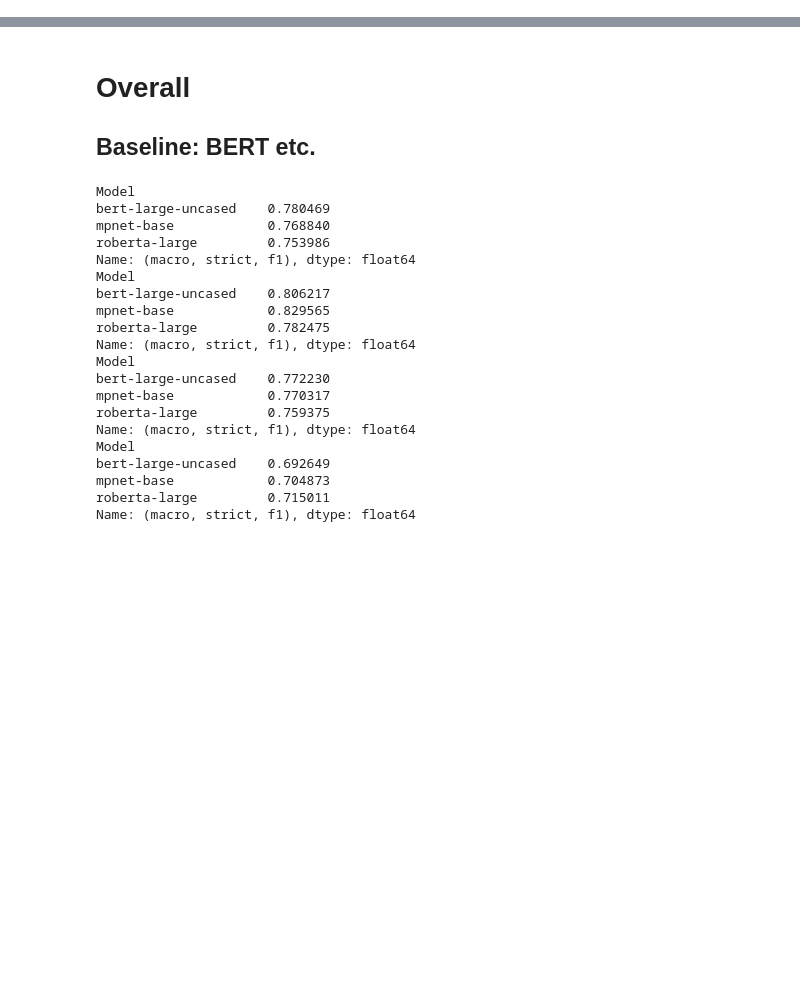
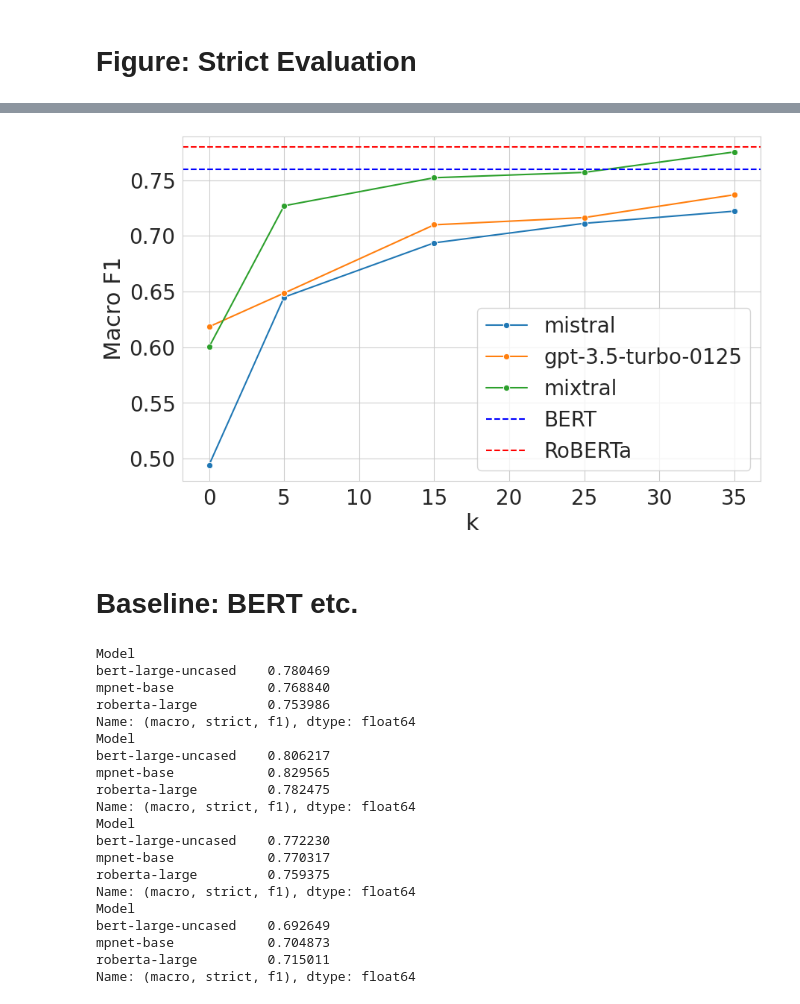
Before and after one commit to progsi/YTUnCoverLLM, a Jupyter notebook: notebooks/reddit_results.ipynb, the cells around one changed output, grey strips where cells are left out. Cells and saved outputs as stored; diff of their text form; code cells hidden in the pictures; blank space fills up the shorter version.

Commit message:
results plot

```diff
--- a/notebooks/reddit_results.ipynb
+++ b/notebooks/reddit_results.ipynb
@@ -0,0 +115,41 @@
+# %% [markdown]
+# Figure: Strict Evaluation
+# %%
+import seaborn as sns
+import matplotlib.pyplot as plt
+
+sns.set_style("whitegrid")
+df_results = results_to_dataframe(agg_results, "f1_macro", "mean")
+df_results = df_results[df_results.index.get_level_values('Model') != 'llama3']
+
+df_plot = df_results.loc["strict"].loc["overall"]
+
+# Create the Seaborn plot
+plt.rcParams.update({'xtick.labelsize': 20, 'ytick.labelsize': 20})
+
+plt.figure(figsize=(10, 6))
+sns.lineplot(data=df_plot, x='k', y='Value', hue='Model', marker='o')
+
+# Add horizontal lines at specific values (e.g., 0.75 and 0.78)
+f1_scores = [0.76, 0.78]
+colors = ['b', 'r']  # Colors for the lines
+baselines = ["BERT", "RoBERTa"]
+
+for value, color, model in zip(f1_scores, colors, baselines):
+    plt.axhline(y=value, color=color, linestyle='--', label=model)
+
+# Create custom legend entries for the horizontal lines
+handles, labels = plt.gca().get_legend_handles_labels()
+for value, color, model in zip(f1_scores, colors, baselines):
+    handles.append(plt.Line2D([0], [0], color=color, linestyle='--'))
+    labels.append(model)
+
+plt.legend(handles=handles, title='Model')
+
+#plt.title('Values by k and Model')
+plt.xlabel('k', fontsize=22)
+plt.ylabel('Macro F1', fontsize=22)
+plt.legend(fontsize=20)
+plt.savefig("../figures/strict_overall.pdf")
+plt.show()
+# %% [output]
@@ -0,0 +159,3 @@
+[figure, added]
+# %% [markdown]
+# Baseline: BERT etc.
@@ -7,9 +175,6 @@ from baseline.parse_output import get_results_overall_table, get_results_table,
 
 BASELINES = ["bert-large-uncased", "roberta-large", "mpnet-base"]
 OUTPUT_PATH_REDDIT = "../baseline/music-ner-eacl2023/output/dataset"
-# %% [markdown]
-# Overall
-## Baseline: BERT etc.
 # %%
 for i in range(1,5):
     print(get_results_overall_table(BASELINES, OUTPUT_PATH_REDDIT + str(i)).loc["macro", "strict", "f1"])
```
Also changed, not shown: parts of 5 cells of this notebook, 4 other files.
